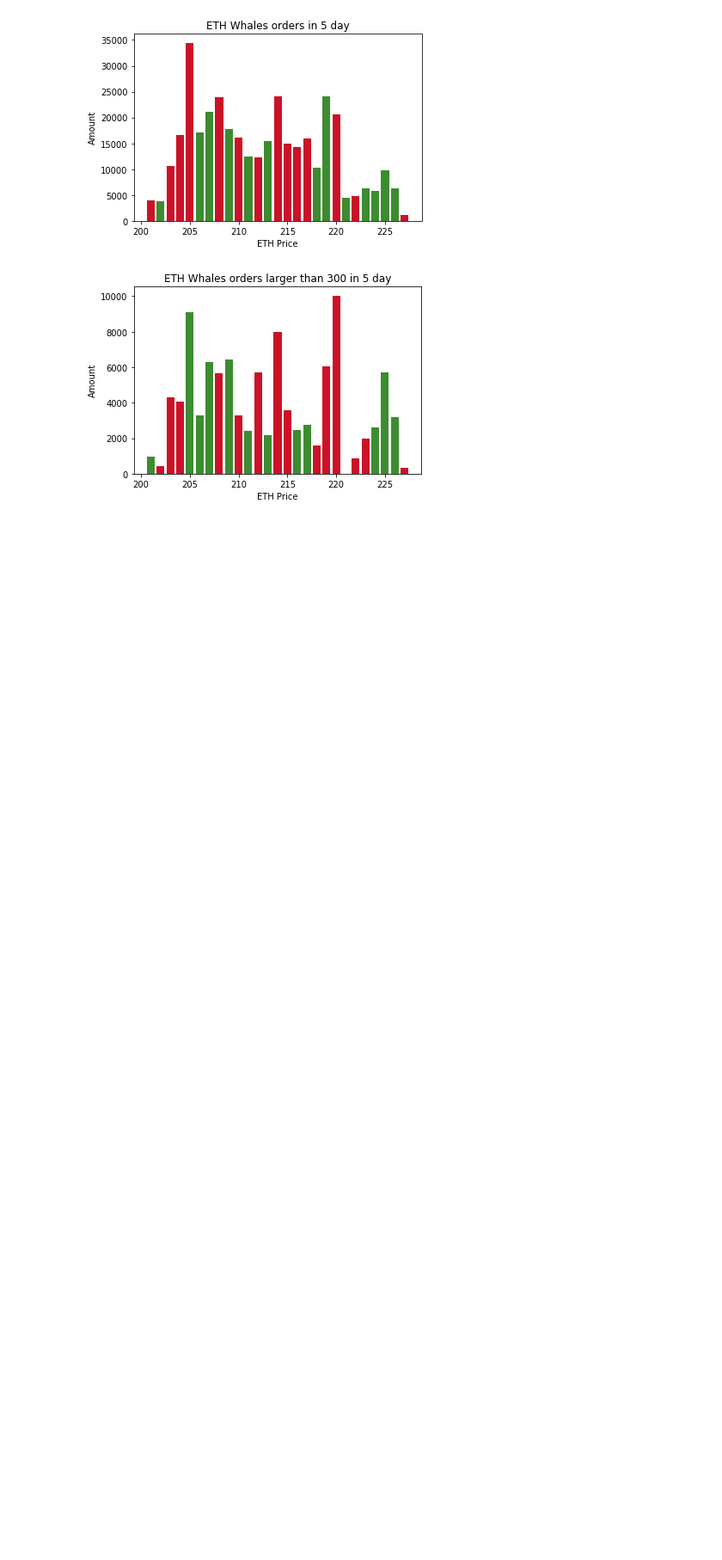
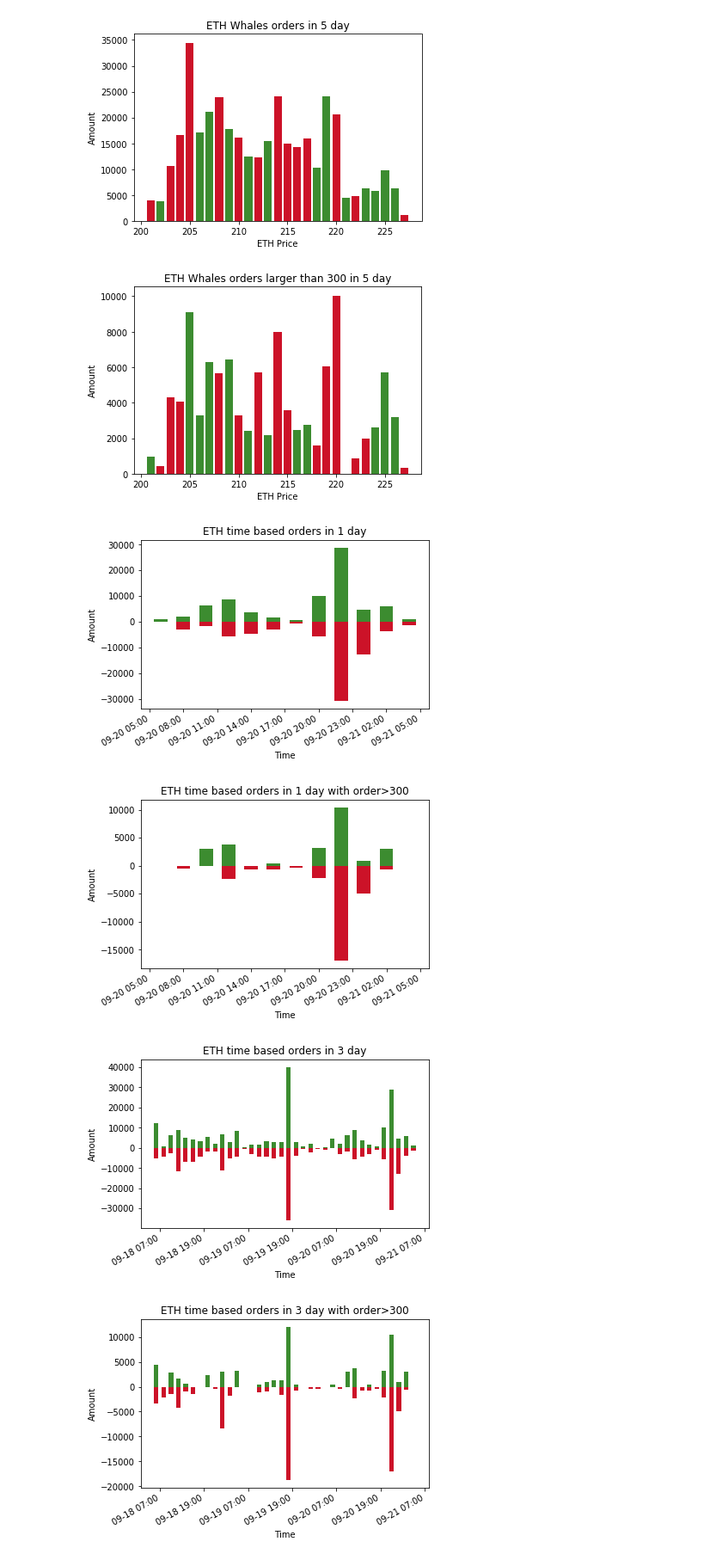
Before and after one commit to ljm625/bitcoin-futures-analysis, a Jupyter notebook: jupyter/EthereumPriceRange.ipynb, the cells around one changed output. Shown: that part at 86% size. Drawn from its saved outputs; the diff is of its cells as text; code cells hidden in the pictures; blank space fills up the shorter version.

Commit message:
Fixed chart issues

```diff
--- a/jupyter/EthereumPriceRange.ipynb
+++ b/jupyter/EthereumPriceRange.ipynb
@@ -195,19 +195,23 @@ def draw_time_series_orders(collection, start_time, end_time,period, filter_func
 
     start=convert_to_datetime64(start_time)
     end = convert_to_datetime64(end_time)
-    print(start)
-    print(end)
+#     print(start)
+#     print(end)
     x = np.arange(start, end, dtype='datetime64[{}m]'.format(period))
-    print(x)
+#     print(x)
     y = np.zeros(x.shape[0])
+    y2 = np.zeros(x.shape[0])
 
     position = 0
     for data in result:
         if position<x.shape[0]-1 and convert_to_datetime64(data["time"])> x[position+1]:
             position+=1
         if not filter_func or filter_func(data):
-            y[position]+=data["amount"]
-    print(y)
+            if data["amount"]>=0:
+                y[position]+=data["amount"]
+            else:
+                y2[position]+=data["amount"]
+#     print(y)
 #     for i in range(0,x.shape[0]):
 #         if y2[i]<0:
 #             y2[i]=y[i]
@@ -219,7 +223,9 @@ def draw_time_series_orders(collection, start_time, end_time,period, filter_func
     plt.xlabel('Time')
     plt.ylabel('Amount')
 
-    plt.plot(x, y, color=green_color_schema)
+    plt.bar(x, y, color=green_color_schema,width=0.05)
+    plt.bar(x, y2, color=red_color_schema,width=0.05)
+
     plt.gcf().autofmt_xdate()
     myFmt = mdates.DateFormatter('%m-%d %H:%M')
     plt.gca().xaxis.set_major_formatter(myFmt)
@@ -227,15 +233,25 @@ def draw_time_series_orders(collection, start_time, end_time,period, filter_func
 #     plt.bar(x,y2,color=red_color_schema)
     plt.show()
 # %%
+import time
+mongo_uri = config.get("mongo_uri").format(config.get("mongo_username"), config.get("mongo_password"))
+db = MongoClient(mongo_uri,ssl=True,ssl_cert_reqs=ssl.CERT_NONE)
+coll = db.ethereum.orders
+
 draw_time_series_orders(coll, int((time.time()-24*3600)*1000),
                         int(time.time()*1000),120, title="ETH time based orders in 1 day")
 draw_time_series_orders(coll, int((time.time()-24*3600)*1000),
                         int(time.time()*1000),120, lambda x: abs(x["amount"]) > 300, title="ETH time based orders in 1 day with order>300")
 draw_time_series_orders(coll, int((time.time()-72*3600)*1000),
                         int(time.time()*1000),120, title="ETH time based orders in 3 day")
 draw_time_series_orders(coll, int((time.time()-72*3600)*1000),
                         int(time.time()*1000),120, lambda x: abs(x["amount"]) > 300, title="ETH time based orders in 3 day with order>300")
 draw_time_series_orders(coll, int((time.time()-120*3600)*1000),
                         int(time.time()*1000),120, title="ETH time based orders in 5 day")
 draw_time_series_orders(coll, int((time.time()-120*3600)*1000),
                         int(time.time()*1000),120, lambda x: abs(x["amount"]) > 300, title="ETH time based orders in 5 day with order>300")
+# %% [output]
+[figure, added]
+[figure, added]
+[figure, added]
+[figure, added]
```
Also changed, not shown: parts of 1 cell of this notebook.
